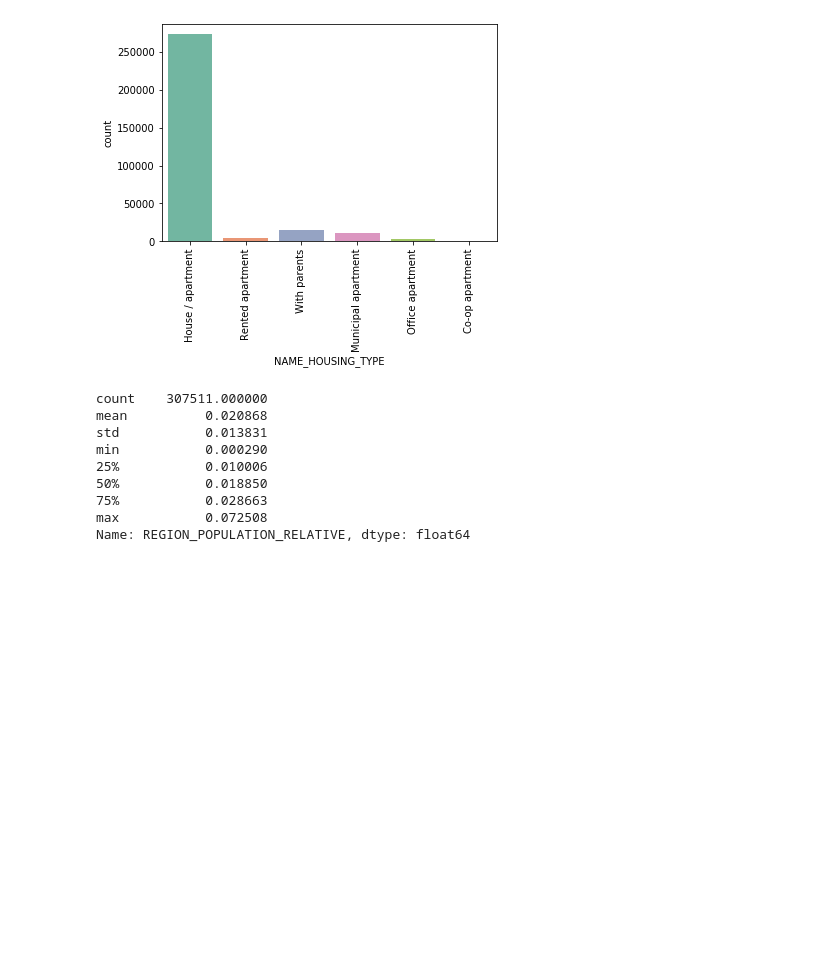
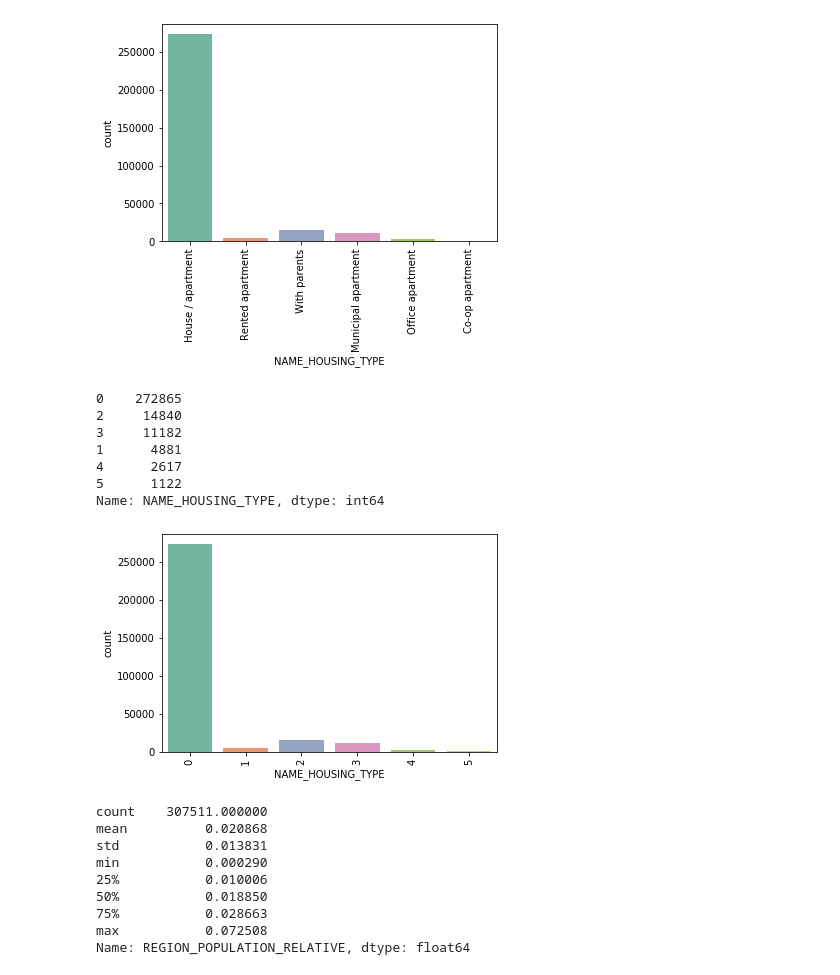
Before and after one commit to shabnami/Capstone_Project_Home_credit_dafault_risk, a Jupyter notebook: Capstone_Project_Home_Credit_Default_Risk.ipynb, the cells around one changed output. Cells and saved outputs as stored; diff of their text form; code cells hidden in the pictures; blank space fills up the shorter version.

```diff
--- a/Capstone_Project_Home_Credit_Default_Risk.ipynb
+++ b/Capstone_Project_Home_Credit_Default_Risk.ipynb
@@ -345,6 +345,20 @@ Office apartment         2617
 Co-op apartment          1122
 Name: NAME_HOUSING_TYPE, dtype: int64
 [figure]
+# %%
+print(train['NAME_HOUSING_TYPE'].value_counts())
+sns.countplot(train['NAME_HOUSING_TYPE'],palette="Set2")
+plt.xticks(rotation=90)
+plt.show() #What is the housing situation of the client (renting, living with parents, ...)
+# %% [output]
+0    272865
+2     14840
+3     11182
+1      4881
+4      2617
+5      1122
+Name: NAME_HOUSING_TYPE, dtype: int64
+[figure, added]
 # %%
 train['REGION_POPULATION_RELATIVE'].describe()
 #Normalized population of region where client lives (higher number means the client lives in more populated region)
```
Also changed, not shown: parts of 1 cell of this notebook.
